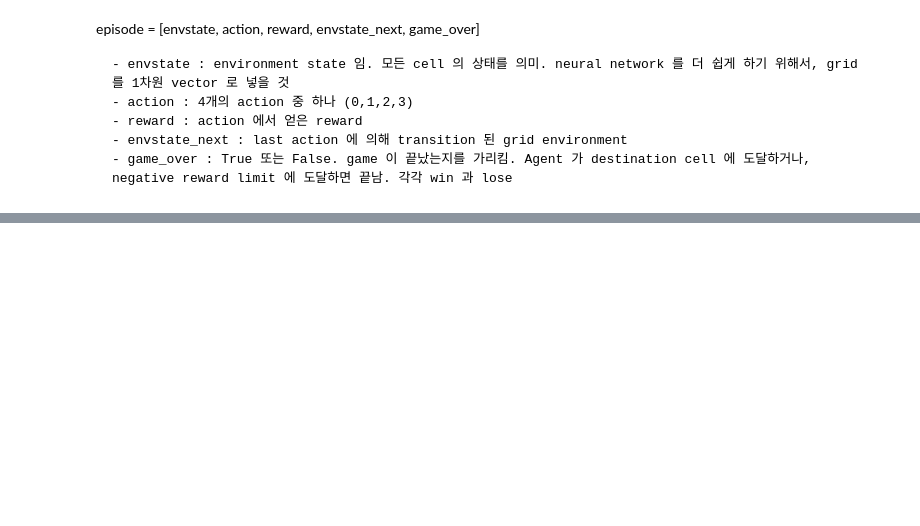
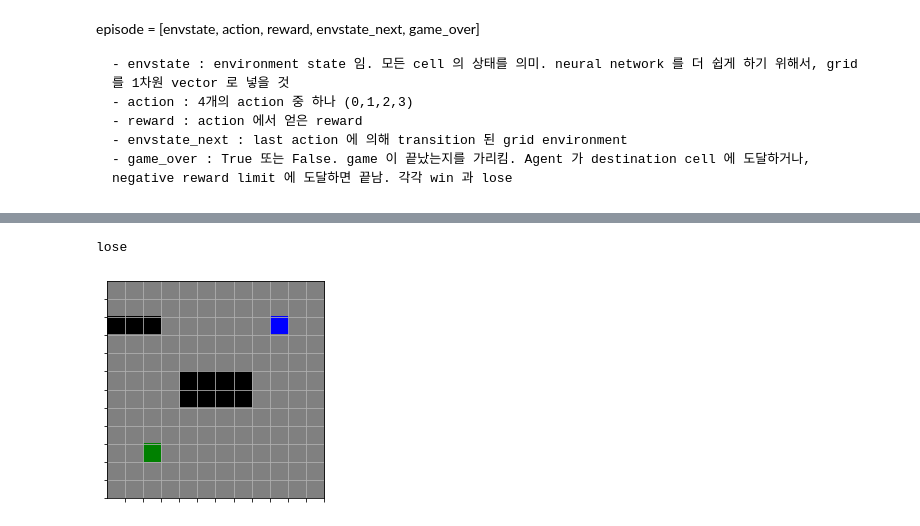
Before and after one commit to yohan57/DQN_Routing, a Jupyter notebook: RoutingSimulationProblem3.ipynb, the cells around one changed output, grey strips where cells are left out. Drawn from its saved outputs; the diff is of its cells as text; code cells hidden in the pictures; blank space fills up the shorter version.

```diff
--- a/RoutingSimulationProblem3.ipynb
+++ b/RoutingSimulationProblem3.ipynb
@@ -387,7 +388,7 @@ def build_model(env, lr=0.001):
     model.compile(optimizer='adam', loss='mse')
     return model
 # %%
-def qtrain(model, epochs, max_memory, data_size, weights_file = "", name = ""):
+def qtrain(model, epochs, max_memory, data_size, weights_file = "", name = "", environment = None, target_agent_num = 0):
     global epsilon
 
     n_epoch = epochs
@@ -403,22 +404,22 @@ def qtrain(model, epochs, max_memory, data_size, weights_file = "", name = ""):
         model.load_weights(weights_file)
 
     # Construct environment
-    env = Environment()
-    while not completion_check(env):
+    env = environment
+    if not env:
         env = Environment()
 
     # Initialize experience replay object
     experience = Experience(model, max_memory=max_memory)
 
     win_history = []   # history of win/lose game
-    hsize = env.grid.size//2   # history window size
+    hsize = env.size//2   # history window size
     win_rate = 0.0
 
     for epoch in range(n_epoch):
         loss = 0.0
-        env.reset()
+        env.reset(target_agent_num)
         while not completion_check(env):
-            env.reset()
+            env.reset(target_agent_num)
 
         game_over = False
 
@@ -526,0 +539,38 @@ n_epoch: 26, max_mem: 392, data: 32, time: 50.1 seconds
+# %%
+footprints = []
+target_agent_num = 1
+
+temp_env = Environment()
+envstate = temp_env.observe()
+count = 0
+while True:
+    prev_envstate = envstate
+    q = model1.predict(prev_envstate)
+    action = np.argmax(q[0])
+    envstate, reward, game_status = temp_env.act(action)
+    footprints.append(temp_env.agent)
+    rendered_front_imgs.append(render(temp_env, "front"))
+    plt.savefig("demo/"+"agent1-"+str(count)+"-front"+".png")
+    rendered_back_imgs.append(render(temp_env, "back"))
+    plt.savefig("demo/"+"agent1-"+str(count)+"-back"+".png")
+    count += 1
+    if game_status == 'win':
+        print("win")
+        break
+    elif game_status == 'lose':
+        print("lose")
+        break
+for footprint in footprints:
+    if footprint[2] == "front":
+        temp_env.original_front_layer[footprint[0], footprint[1]] = obstacle_cell_mark
+    elif footprint[2] == "back":
+        temp_env.original_back_layer[footprint[0], footprint[1]] = obstacle_cell_mark
+
+temp_env.reset(target_agent_num)
+front_layer = render(temp_env, "front")
+
+# model2 = build_model(temp_env)
+# qtrain(model2, epochs=1000, max_memory=8*temp_env.size, data_size=32, name="agent2_weight", environment=temp_env)
+# %% [output]
+lose
+[figure, added]
```
Also changed, not shown: parts of 7 cells of this notebook.
